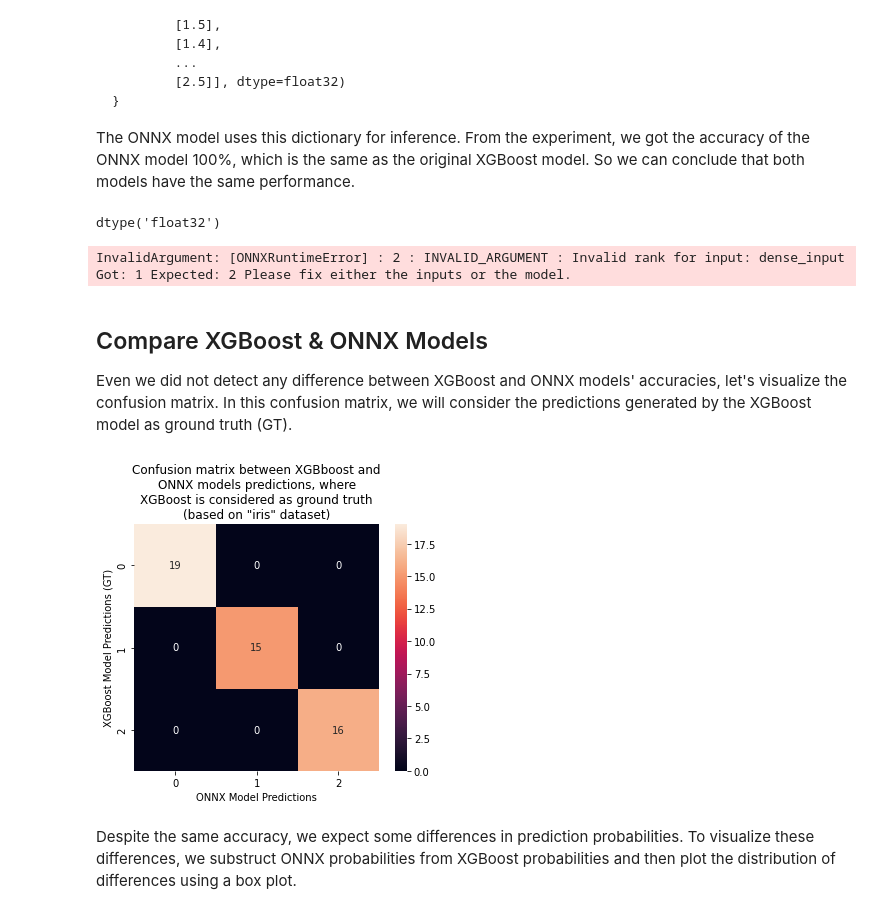
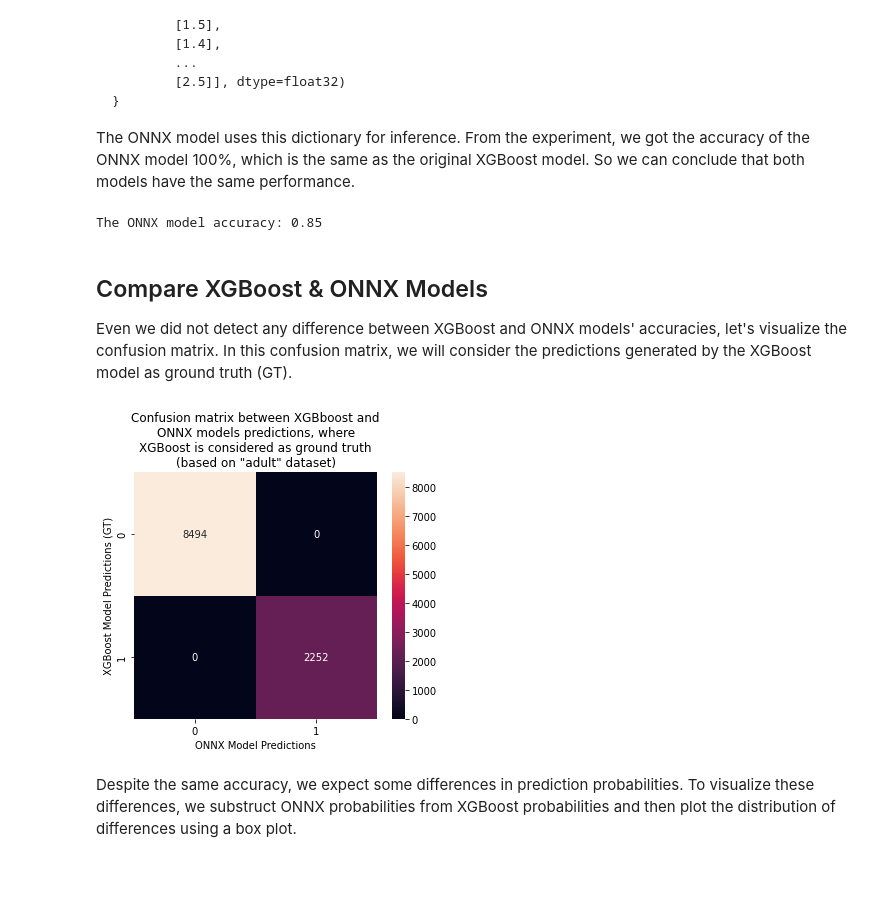
Before and after one commit to mmgalushka/onnx-hello-world, a Jupyter notebook: onnx_tensorflow.ipynb, the cells around one changed output. Saved outputs shown, nothing was run; the diff lists cells and outputs as text; code cells hidden in the pictures; blank space fills up the shorter version.

Commit message:
Updated Tensorflow notebook.

````diff
--- a/onnx_tensorflow.ipynb
+++ b/onnx_tensorflow.ipynb
@@ -71,8 +71,8 @@ from sklearn.model_selection import train_test_split
 # Creates a data preprocessing pipeline.
 preprocessor = create_preprocessor(dataset)
 
-X = preprocessor.fit_transform(dataset.X).toarray()
-y = np.where(dataset.y == '>50K',1,0)
+X = preprocessor.fit_transform(dataset.X).toarray().astype(np.float32)
+y = np.where(dataset.y == '>50K',1,0).astype(np.int32)
 
 
 X_train, X_test, y_train, y_test = train_test_split(
@@ -156,15 +140,12 @@ model.fit(X_train, y_train, batch_size=64, epochs=20, verbose=1,
           validation_data=(X_test,y_test))
 
 # Uses the model for scoring.
-y_tensorflow_probas = model.predict(X_test)  # collects the prediction probabilities;
-y_tensorflow_pred = np.argmax(y_tensorflow_probas,axis=1)        # collects the predicted labels;
+y_tensorflow_probas = model.predict(X_test)                              # collects the prediction probabilities;
+y_tensorflow_pred = np.where(y_tensorflow_probas > 0.5, 1, 0).flatten()  # collects the predicted labels;
 
 # Just for convenience name the test.y labels as the ground truth.
 y_true = y_test
 
-print(y_true)
-print(y_tensorflow_pred)
-
 # Computes the accuracy score.
 tensorflow_accuracy = accuracy_score(y_true, y_tensorflow_pred)
 print('The model accuracy: %.2f' % tensorflow_accuracy)
@@ -297,24 +260,25 @@ in the following dictionary:
 ```
 
 The ONNX model uses this dictionary for inference. From the experiment, we got the accuracy of the ONNX model 100%, which is the same as the original XGBoost model. So we can conclude that both models have the same performance.
-# %%
-X_test.dtype
-# %% [output]
-dtype('float32')
 # %%
 import onnxruntime as rt
 
 sess = rt.InferenceSession(os.path.join('tmp', onnx_filename))
 X_test = X_test.astype(np.float32)
 
-feed = dict([(input.name, X_test[n]) for n, input in enumerate(sess.get_inputs())])
+# feed = dict([(input.name, X_test[:,n]) for n, input in enumerate(sess.get_inputs())])
+# print(feed)
 
 
-y_onnx_pred, y_onnx_probas = sess.run(None, feed)
-# onnx_accuracy = accuracy_score(test.y, y_onnx_pred)
-# print('The ONNX model accuracy: %.2f' % onnx_accuracy)
+feed = {sess.get_inputs()[0].name:X_test}
+
+y_onnx_probas = sess.run(None, feed)
+y_onnx_pred = np.where(y_onnx_probas[0] > 0.5, 1, 0)
+
+onnx_accuracy = accuracy_score(y_true, y_onnx_pred)
+print('The ONNX model accuracy: %.2f' % onnx_accuracy)
 # %% [output]
-InvalidArgument: [ONNXRuntimeError] : 2 : INVALID_ARGUMENT : Invalid rank for input: dense_input Got: 1 Expected: 2 Please fix either the inputs or the model.
+The ONNX model accuracy: 0.85
 # %% [markdown]
 ## Compare XGBoost & ONNX Models
 
@@ -322,23 +286,23 @@ Even we did not detect any difference between XGBoost and ONNX models' accuracie
 # %%
 import seaborn as sn
 import pandas as pd
 import matplotlib.pyplot as plt
 
 from sklearn.metrics import confusion_matrix
 
 # Creates the confusion matrix.
-cm = confusion_matrix(y_xgboost_pred, y_onnx_pred)
-df_cm = pd.DataFrame(cm, range(3), range(3))
+cm = confusion_matrix(y_tensorflow_pred, y_onnx_pred)
+df_cm = pd.DataFrame(cm, range(2), range(2))
 
 # Makes a confusion matrix plot.
 fig, ax = plt.subplots(figsize=(5,5))
 sn.heatmap(df_cm, annot=True, fmt='d', ax=ax)
 ax.set_title( f'Confusion matrix between XGBboost and\nONNX models predictions, where\nXGBoost is considered as ground truth\n(based on "{dataset_name}" dataset)' )
 ax.set_xlabel("ONNX Model Predictions")
 ax.set_ylabel("XGBoost Model Predictions (GT)")
 plt.tight_layout()
 # %% [output]
-[figure, old version]
+[figure, new version]
 # %% [markdown]
 Despite the same accuracy, we expect some differences in prediction probabilities. To visualize these differences, we substruct  ONNX probabilities from XGBoost probabilities and then plot the distribution of differences using a box plot.
 # %%
````
Also changed, not shown: parts of 5 cells of this notebook.
